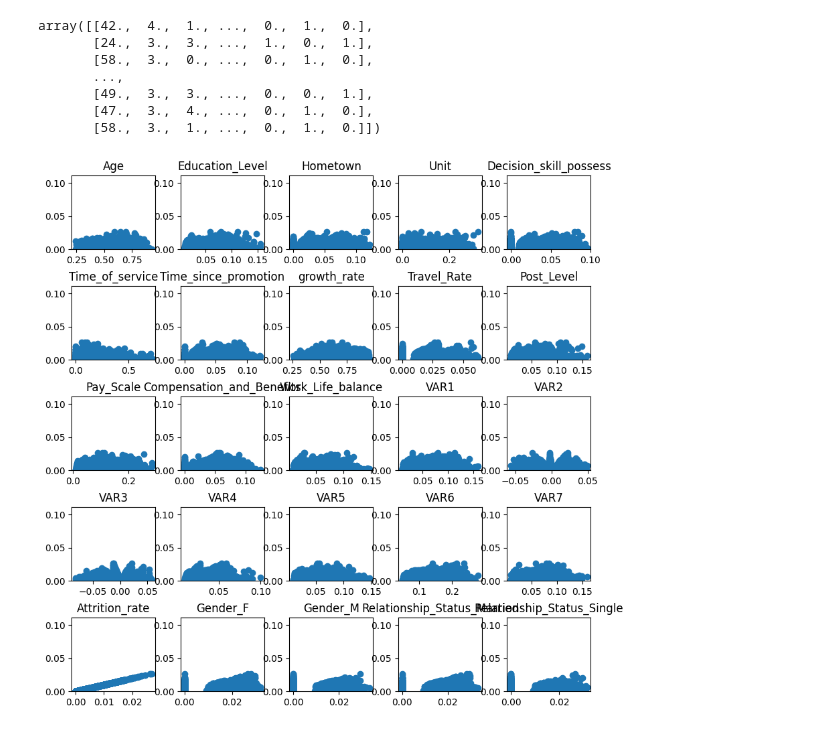
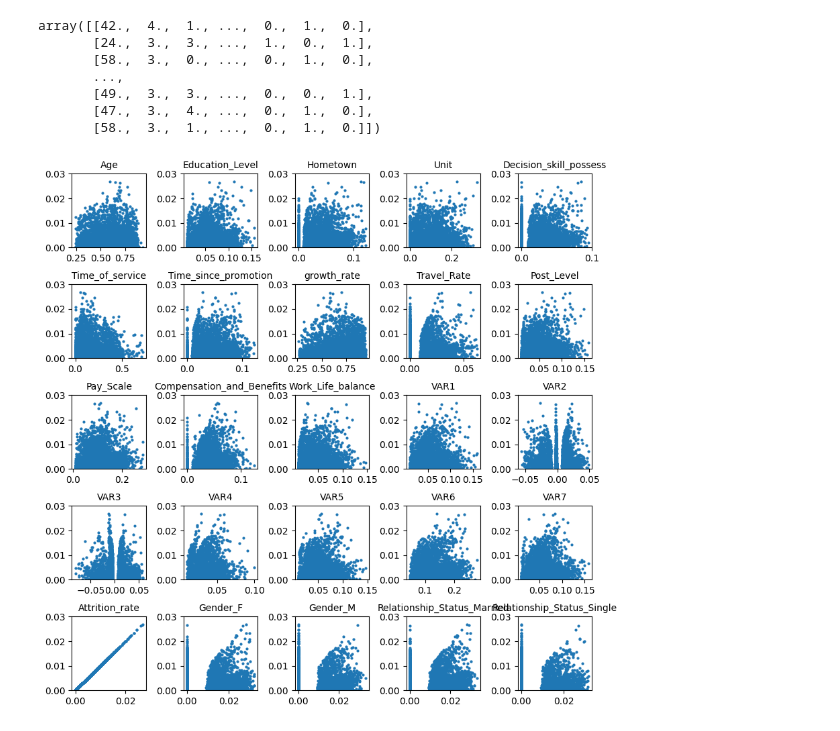
Before and after one commit to jcml002/ds16, a Jupyter notebook: 16_DS_C6_SC2_Reto.ipynb, the cells around one changed output. Saved outputs shown, nothing was run; the diff lists cells and outputs as text; code cells hidden in the pictures.

```diff
--- a/16_DS_C6_SC2_Reto.ipynb
+++ b/16_DS_C6_SC2_Reto.ipynb
@@ -95,16 +89,17 @@ df.to_excel('df1.xlsx')
 # %%
-
-#X1 = Normalizer().fit_transform(X_train)
+# Normalizar
+X1 = Normalizer().fit_transform(X_train)
 
 v = 0
 fig, axs = plt.subplots(5, 5, figsize=(10, 10))
 for i in range(5):
   for j in range(5):
-    axs[i,j].scatter(X1[:,v], X1[:,20])
-    axs[i,j].set_title(df_processed.columns[v])
-    axs[i,j].set_ylim([0 ,0.111])
+    axs[i,j].scatter(X1[:,v], X1[:,20],s=4)
+    axs[i,j].set_title(df_processed.columns[v],fontsize=10)
+    axs[i,j].set_ylim([0 ,0.03])
     v+=1
-plt.subplots_adjust(hspace=0.5, wspace=0.3)
+
+plt.subplots_adjust(hspace=0.5, wspace=0.5)
 plt.show()
 # %% [output]
-[figure, old version]
+[figure, new version]
```
Also changed, not shown: parts of 3 cells of this notebook.
